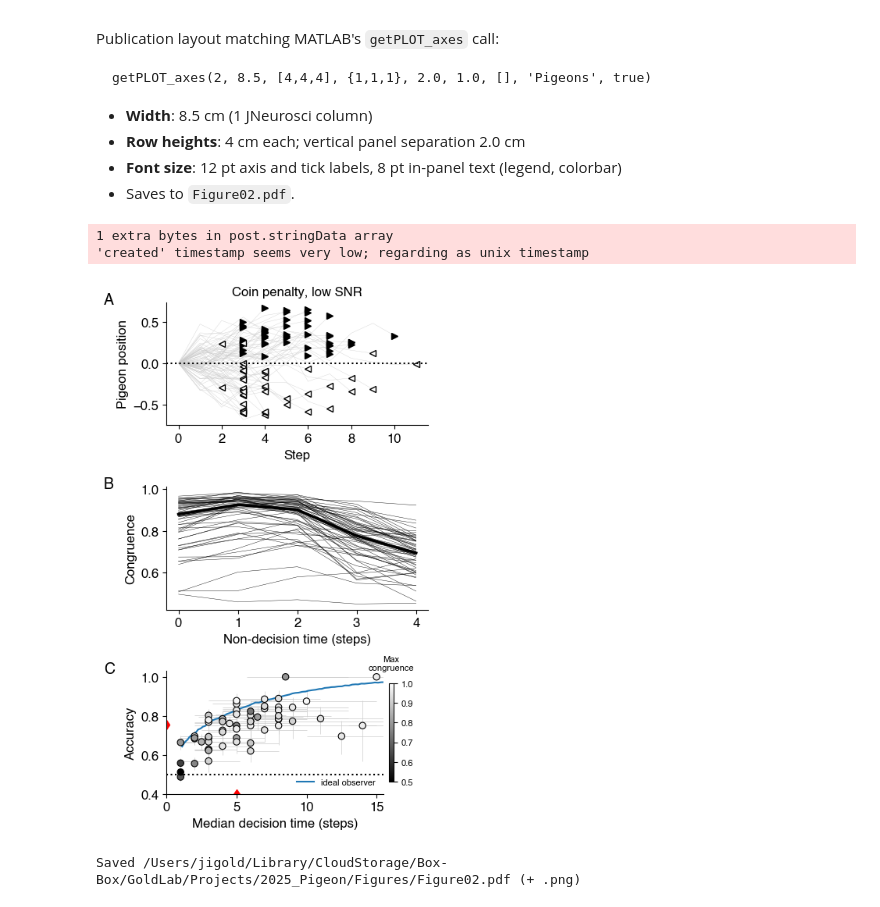
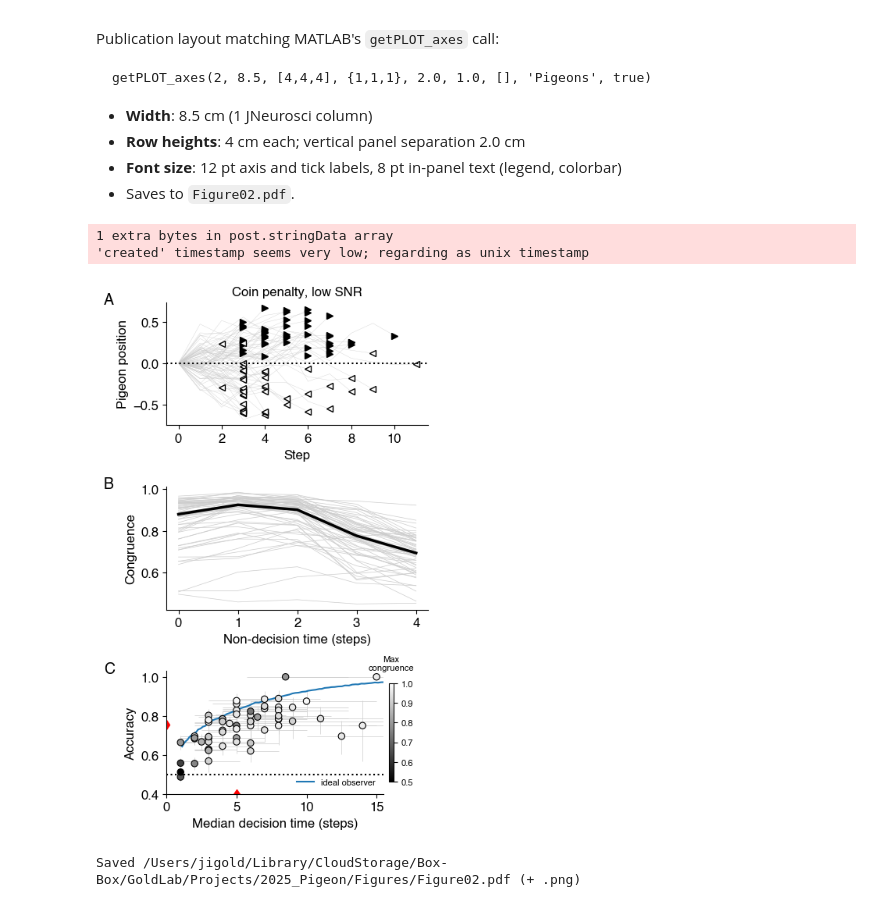
Before and after one commit to TheGoldLab/ms_2026_kalburge_etal_elife, a Jupyter notebook: notebooks/Figure02_performanceSummary.ipynb, the cells around one changed output. Drawn from its saved outputs; the diff is of its cells as text; code cells hidden in the pictures.

Commit message:
Figure02B: light-gray per-subject congruence lines (thin black was hard to read), thick black median
Co-Authored-By: Claude Opus 5.5 <noreply@anthropic.com>

```diff
--- a/notebooks/Figure02_performanceSummary.ipynb
+++ b/notebooks/Figure02_performanceSummary.ipynb
@@ -290,11 +290,10 @@ ax.xaxis.set_major_locator(MaxNLocator(integer=True))
 ax.set_title(f'{CONDITION_LABELS[BLOCK]}, low SNR')
 
 # Panel 2 (middle): Congruence per NDT
-# Thin black per-subject lines with a thick black median (red over many black lines was hard to
-# read; same choice as Figure 3B).
+# Light-gray per-subject lines (60 overlapping black lines were hard to read) with a thick black median.
 ax = axs[1]
 xax = np.arange(N_NDT)
-ax.plot(xax, congruence_summary.T, '-', color='k', linewidth=0.3)
+ax.plot(xax, congruence_summary.T, '-', color=gr, linewidth=0.5)
 ax.plot(xax, np.nanmedian(congruence_summary, axis=0), 'k-', linewidth=2.5)
 ax.set_xlabel('Non-decision time (steps)')
 ax.set_ylabel('Congruence')
@@ -335,32 +334,32 @@ ax.set_ylim(0.4, 1.03)
 ax.set_xlabel('Median decision time (steps)')
 ax.set_ylabel('Accuracy')
 ax.legend(loc='lower right', fontsize=FS_INSET, frameon=False)
 cbar = fig.colorbar(sc, ax=ax, shrink=0.8, pad=0.02)
 # Label sits above the color scale (not rotated alongside it), matching the
 # annotation-style convention used for compact side labels elsewhere. pad=12
 # (not the default ~6) clears the "1.0" tick label that sits right at the top
 # of the color scale — a smaller pad has the title text collide with that tick.
 cbar.ax.set_title('Max\ncongruence', fontsize=FS_INSET, pad=12)
 cbar.ax.tick_params(labelsize=FS_INSET)
 
 # Letters sit left of the 12-pt tick labels; panel C is narrowed by its colorbar, so its axes-fraction
 # offset is scaled to land at the same distance from the axis as A and B.
 PANEL_DX = -0.24
 add_panel_label(axs[0], 'A', dx=PANEL_DX)
 add_panel_label(axs[1], 'B', dx=PANEL_DX)
 add_panel_label(axs[2], 'C', dx=PANEL_DX * axs[0].get_position().width / axs[2].get_position().width)
 
 for ax in axs:
     ax.spines['top'].set_visible(False)
     ax.spines['right'].set_visible(False)
 
 out = FIGURES_DIR / 'Figure02.pdf'
 fig.savefig(out, dpi=300, bbox_inches='tight')
 fig.savefig(out.with_suffix('.png'), dpi=300, bbox_inches='tight')
 plt.show()
 print(f'Saved {out} (+ .png)')
 # %% [output]
 1 extra bytes in post.stringData array
 'created' timestamp seems very low; regarding as unix timestamp
-[figure, old version]
+[figure, new version]
 Saved /Users/jigold/Library/CloudStorage/Box-Box/GoldLab/Projects/2025_Pigeon/Figures/Figure02.pdf (+ .png)
```
